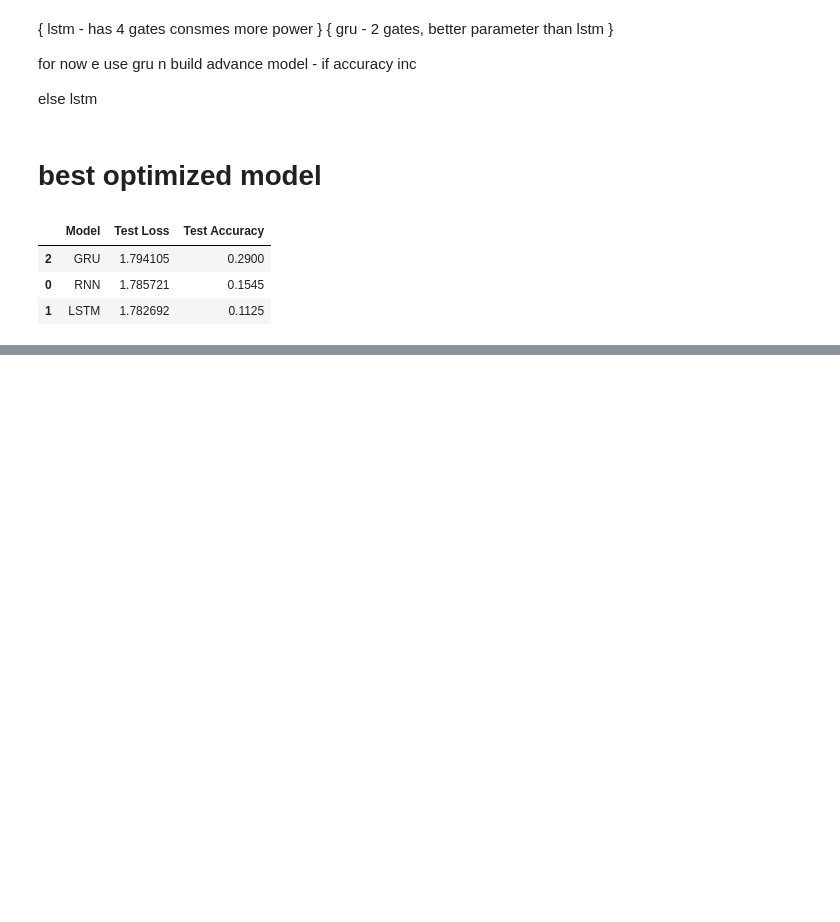
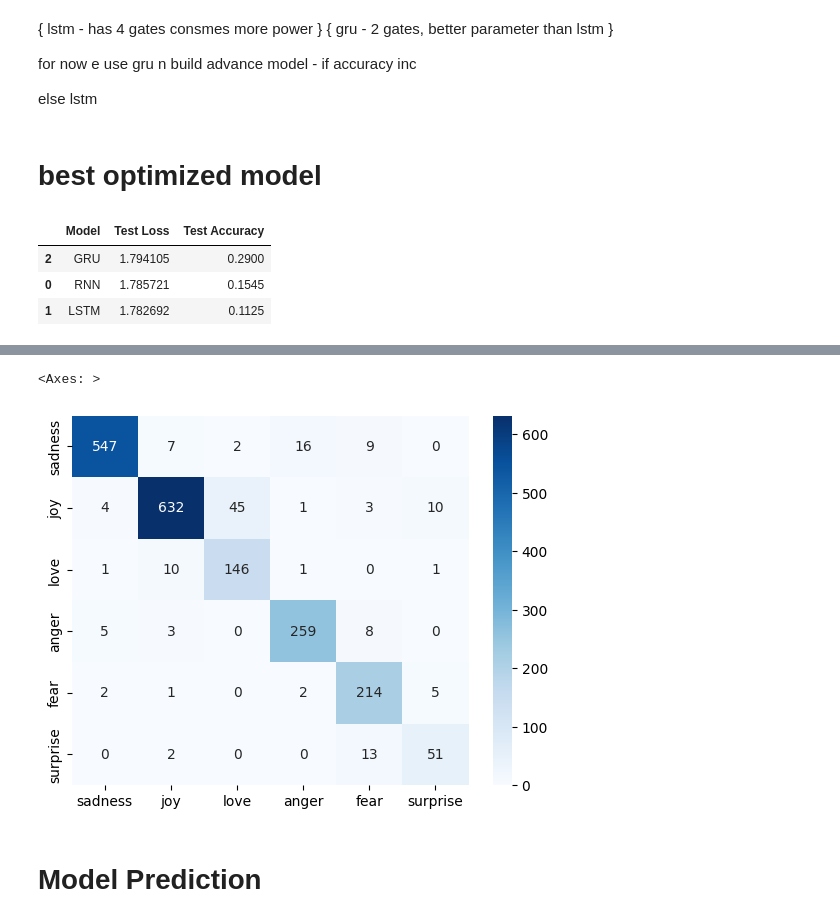
Before and after one commit to ultriti/Sentiment_analysis_Model_Training, a Jupyter notebook: train.model.ipynb, the cells around one changed output, grey strips where cells are left out. Saved outputs shown, nothing was run; the diff lists cells and outputs as text; code cells hidden in the pictures; blank space fills up the shorter version.

Commit message:
model trained successfully and prediction accuracy check ( very good )

```diff
--- a/train.model.ipynb
+++ b/train.model.ipynb
@@ -333,9 +338,7 @@ wt(happy) = 13500 / ( 6 * 600 )  =  3.75
 from sklearn.utils import class_weight
 
 class_weights = class_weight.compute_class_weight(
-    class_weight='balanced',
-    classes = np.unique(train_labels),
-    y = train_labels
+    class_weight="balanced", classes=np.unique(train_labels), y=train_labels
 )
 
 class_weights_dic = dict(enumerate(class_weights))
@@ -366,11 +369,8 @@ class_weights_dic
 # %%
 from tensorflow.keras.callbacks import EarlyStopping
 
-
 early_stopping = EarlyStopping(
-    monitor="val_loss",
-    patience=3,
-    restore_best_weights=True
+    monitor="val_loss", patience=3, restore_best_weights=True
 )
 # so here we stop epocs when 3 loss has same values and get all the weights n train the model on it
 # %% [markdown]
@@ -543,0 +588,14 @@ bidirectional GRU - model reads from both direction simultanously
+# %%
+BiGRU.fit(
+    padded_train_seqence,  # input data
+    train_labels,  # output data
+    validation_data=[padded_test_seqence, test_labels],
+    epochs=20,
+    batch_size=32,
+    class_weight=class_weights_dic,
+    callbacks=[early_stopping],
+)
+
+BiGRU_loss, BiGRU_accuracy = BiGRU.evaluate(padded_test_seqence, test_labels)
+print(f"BiGRU Loss : {BiGRU_loss}")
+print(f"BiGRU Accuracy  : {BiGRU_accuracy}")
@@ -543,0 +620,10 @@ bidirectional GRU - model reads from both direction simultanously
+# %%
+from sklearn.metrics import confusion_matrix
+
+# BiGRU_predictions = BiGRU.predict(padded_test_seqence)
+# BiGRU_predictions
+# now want only the max output among the array given  - [9.9732482e-01, 3.5080613e-04, 2.2280727e-04, 2.0227632e-03,
+# 6.3122337e-05, 1.5694362e-05] so here max is 9.97 ( sad )
+
+BiGRU_predictions = np.argmax(BiGRU.predict(padded_test_seqence), axis=1)
+BiGRU_predictions
@@ -543,0 +633,15 @@ bidirectional GRU - model reads from both direction simultanously
+# %%
+# sns.heatmap(confusion_matrix(test_label,BiGRU_predictions),annot=True,fmt='d',cmap="Blues")
+sns.heatmap(
+    confusion_matrix(test_label, BiGRU_predictions),
+    annot=True,
+    fmt="d",
+    cmap="Blues",
+    xticklabels=label_name,
+    yticklabels=label_name,
+)
+# %% [output]
+<Axes: >
+[figure, added]
+# %% [markdown]
+# Model Prediction
```
Also changed, not shown: parts of 25 cells of this notebook.
